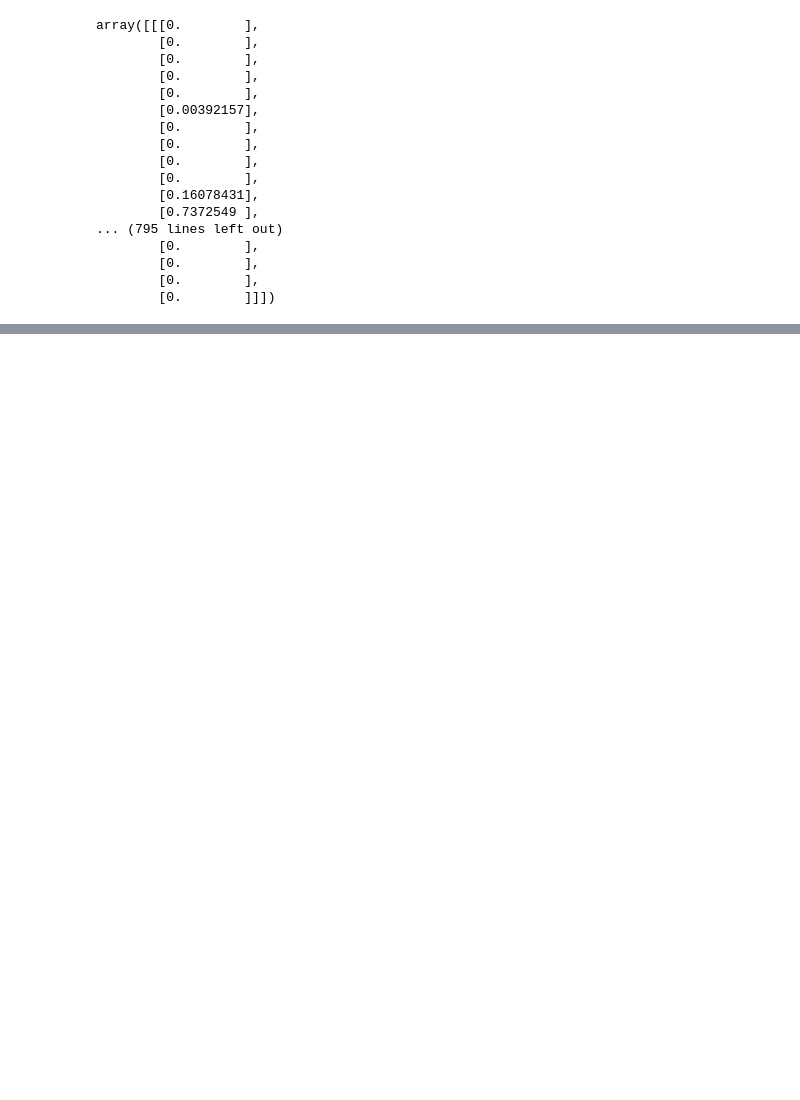
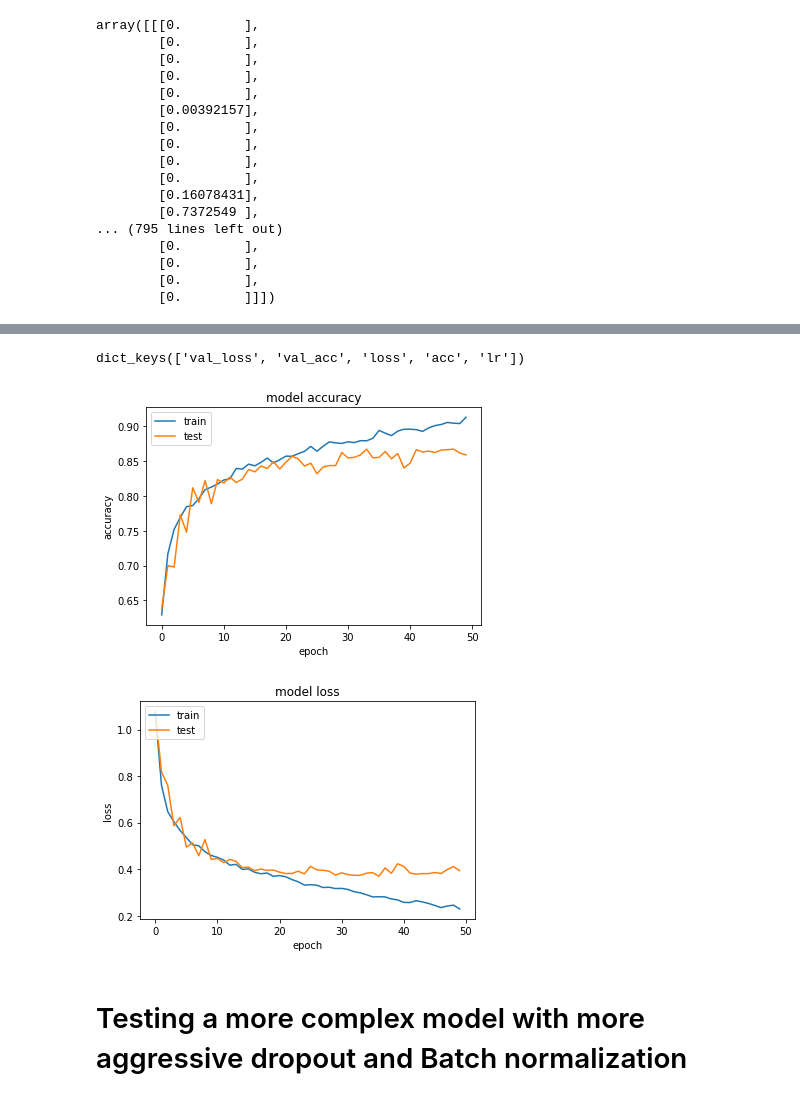
Before and after one commit to ajitJJadhav/root, a Jupyter notebook: CV_problem/CV_problem.ipynb, the cells around one changed output, grey strips where cells are left out. Saved outputs shown, nothing was run; the diff lists cells and outputs as text; code cells hidden in the pictures; blank space fills up the shorter version.

```diff
--- a/CV_problem/CV_problem.ipynb
+++ b/CV_problem/CV_problem.ipynb
@@ -196,4 +192,0 @@ Test accuracy: 0.866875
-# %%
-from keras.preprocessing.image import ImageDataGenerator
-train_datagen = ImageDataGenerator(horizontal_flip=True,)
-train_datagen.fit(X_train)
@@ -221,3 +310,14 @@ model.compile(loss=keras.losses.categorical_crossentropy,
 # %%
-from keras.callbacks import ModelCheckpoint
+from keras.callbacks import ModelCheckpoint, ReduceLROnPlateau
 checkpointer = ModelCheckpoint(filepath='./weights.hdf5', verbose=1, save_best_only=True)
+
+reduce_lr = ReduceLROnPlateau(monitor='val_loss', factor=0.25,
+                              patience=2, min_lr=0.001)
+epochs = 50
+history = model.fit(X_train, y_train,
+          batch_size=batch_size,
+          shuffle=True,
+          epochs=epochs,
+          verbose=1,
+          validation_data=(X_val, y_val)
+                   ,callbacks=[checkpointer,reduce_lr])
@@ -224,7 +342,0 @@ checkpointer = ModelCheckpoint(filepath='./weights.hdf5', verbose=1, save_best_o
-# %%
-history = model.fit_generator(train_datagen.flow(X_train,y_train,batch_size),
-              epochs=epochs,
-              steps_per_epoch = len(X_train)//batch_size,
-          verbose=1,
-          validation_data=(X_val, y_val),
-                             callbacks=[checkpointer])
@@ -255,0 +343,8 @@ Test accuracy: 0.86375
+# %%
+plot_losses(history)
+# %% [output]
+dict_keys(['val_loss', 'val_acc', 'loss', 'acc', 'lr'])
+[figure, added]
+[figure, added]
+# %% [markdown]
+# Testing a more complex model with more aggressive dropout and Batch normalization
```
Also changed, not shown: parts of 43 cells of this notebook, 3 other files.
